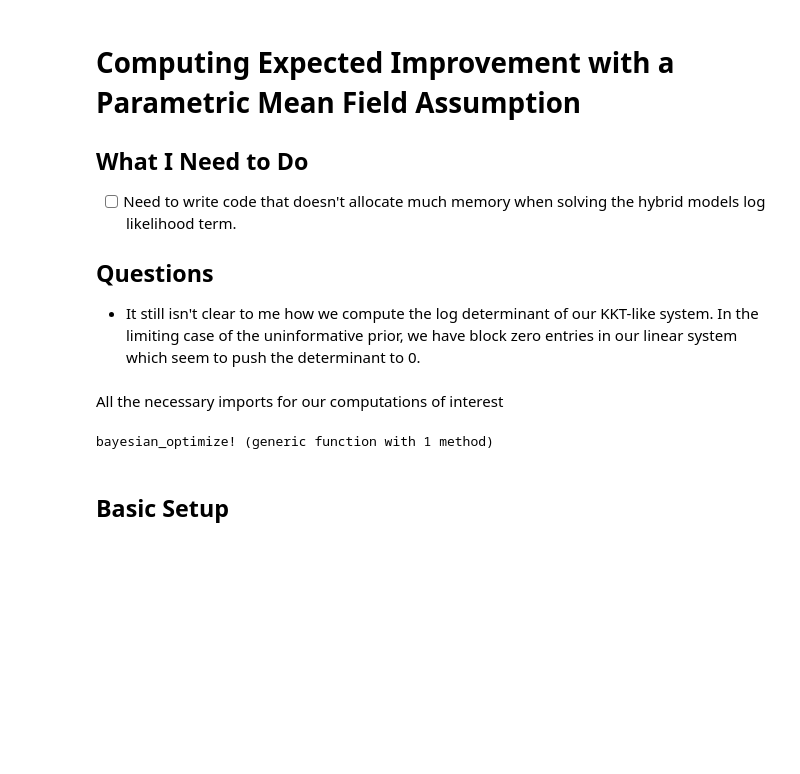
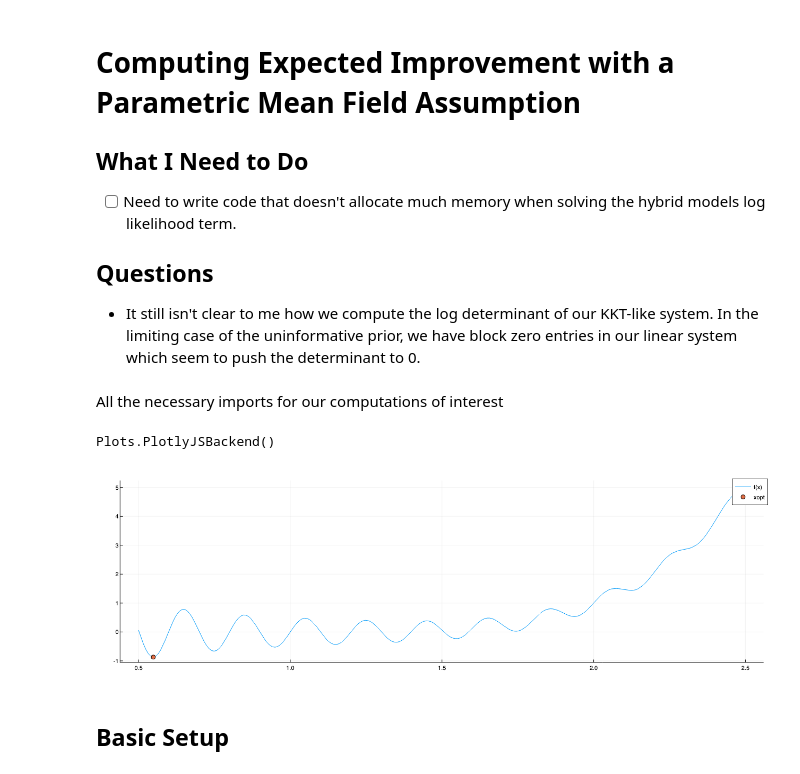
Before and after one commit to DarianNwankwo/Mean-Field-Bayesian-Optimization, a Jupyter notebook: notebooks/bo_with_mean_field.ipynb, the cells around one changed output. Saved outputs shown, nothing was run; the diff lists cells and outputs as text; code cells hidden in the pictures; blank space fills up the shorter version.

```diff
--- a/notebooks/bo_with_mean_field.ipynb
+++ b/notebooks/bo_with_mean_field.ipynb
@@ -13,9 +13,19 @@ using Polynomials
 All the necessary imports for our computations of interest
 # %%
 include("../bayesian_optimization.jl")
-# plotlyjs()
+plotlyjs()
 # %% [output]
-bayesian_optimize! (generic function with 1 method)
+Plots.PlotlyJSBackend()
+# %%
+polynomial = PolynomialBasisFunction([
+        x -> 1., x -> dot(x, x),
+])
+coefficients = [1., 1.]
+polynomial_trend = PolynomialTrend(polynomial, coefficients)
+testfn = TestGramacyLee()
+tplot(testfn)
+# %% [output]
+[figure, added]
 # %% [markdown]
 ## Basic Setup
 # %%
```
Also changed, not shown: 10 other files.
